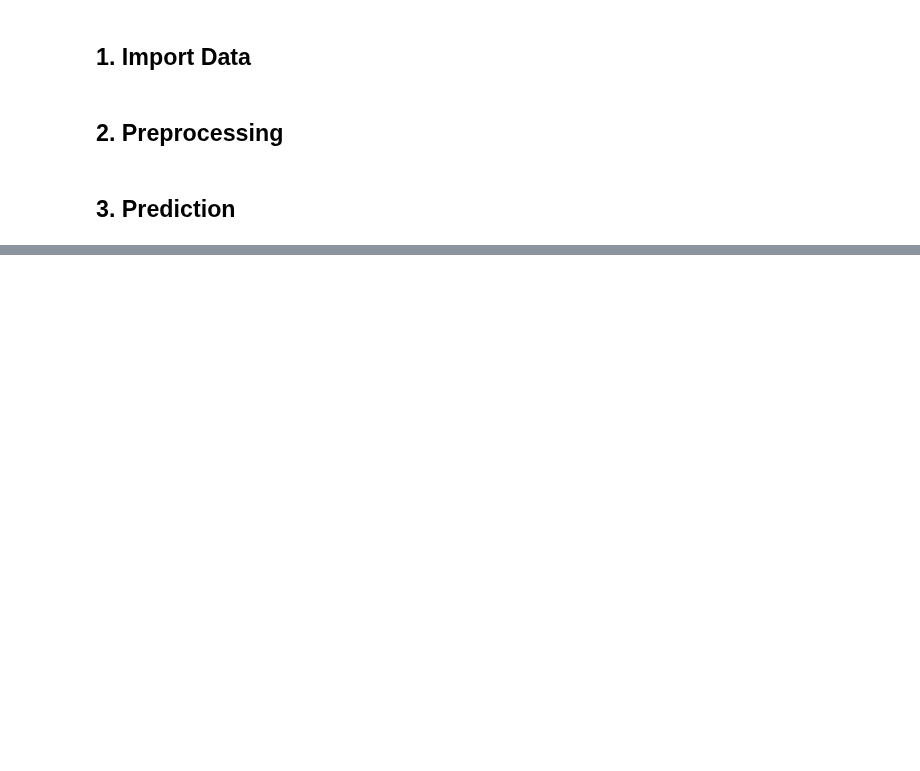
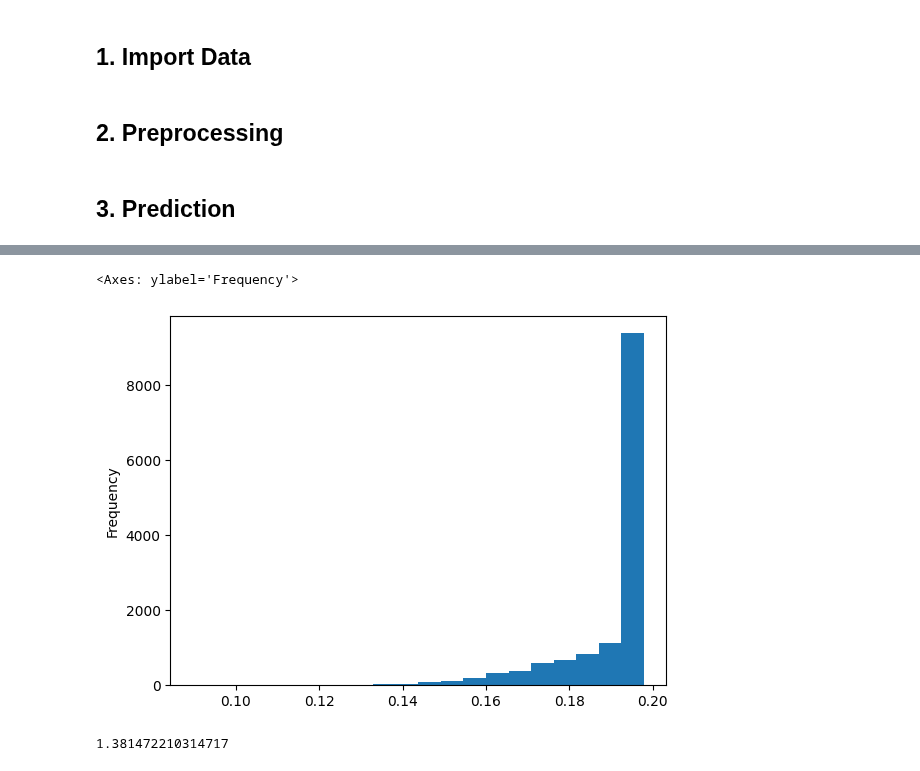
Before and after one commit to NickOLeeney/neural-network-from-scratch, a Jupyter notebook: examples/regression.ipynb, the cells around one changed output, grey strips where cells are left out. Saved outputs shown, nothing was run; the diff lists cells and outputs as text; code cells hidden in the pictures; blank space fills up the shorter version.

```diff
--- a/examples/regression.ipynb
+++ b/examples/regression.ipynb
@@ -211,3 +208,13 @@ RMSE: 2.16041520714472
+# %%
+pd.Series(pred_train).plot(kind='hist', bins=20, title=f'{n_epochs}')
+# %% [output]
+<Axes: ylabel='Frequency'>
+[figure, added]
+# %%
+from sklearn.metrics import mean_squared_error
+mean_squared_error(pred_train, train_y)**0.5
+# %% [output]
+1.381472210314717
 # %%
 pred = model.predict(test_x, test_y)
 # %% [output]
```
Also changed, not shown: parts of 19 cells of this notebook, 5 other files.
